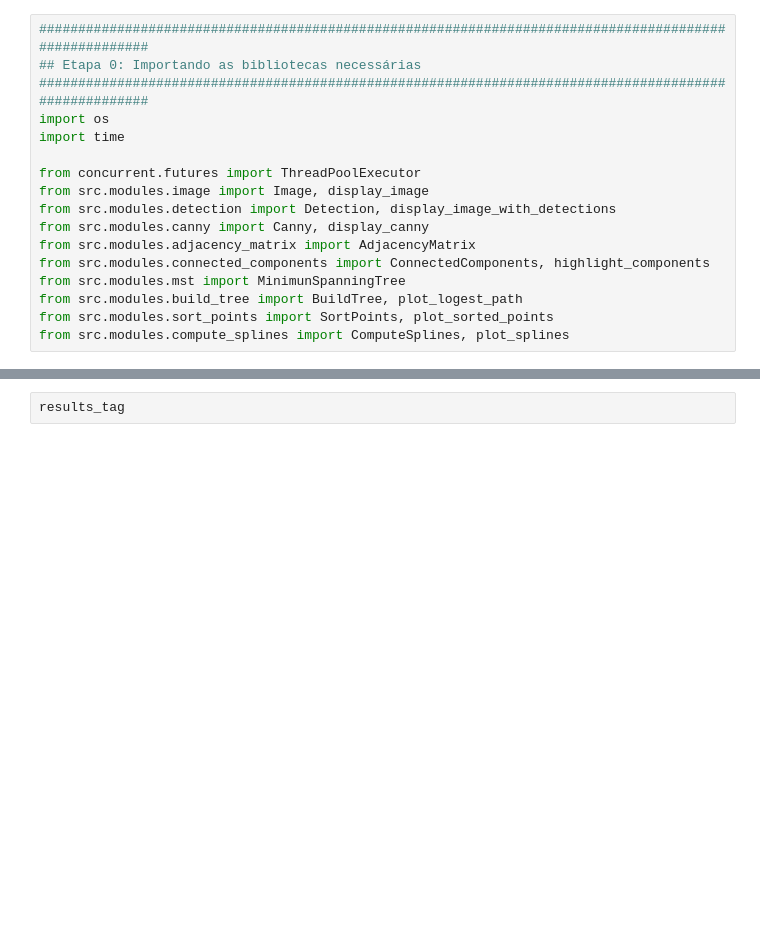
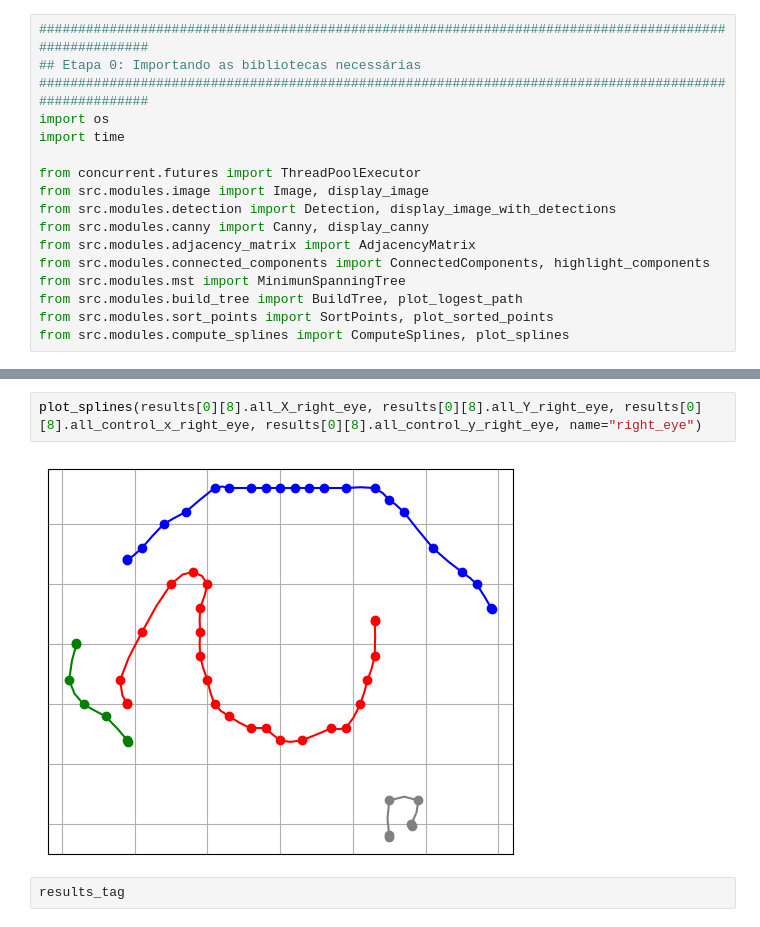
Before and after one commit to MariaLuizaLogrado/PVA, a Jupyter notebook: face_recognition.ipynb, the cells around one changed output, grey strips where cells are left out. Drawn from its saved outputs; the diff is of its cells as text; blank space fills up the shorter version.

```diff
--- a/face_recognition.ipynb
+++ b/face_recognition.ipynb
@@ -128,3 +141,7 @@ Tempo8 0.012002944946289062
+# %%
+plot_splines(results[0][8].all_X_right_eye, results[0][8].all_Y_right_eye, results[0][8].all_control_x_right_eye, results[0][8].all_control_y_right_eye, name="right_eye")
+# %% [output]
+[figure, added]
 # %%
 results_tag
 # %% [output]
```
Also changed, not shown: parts of 4 cells of this notebook, 5 other files.
